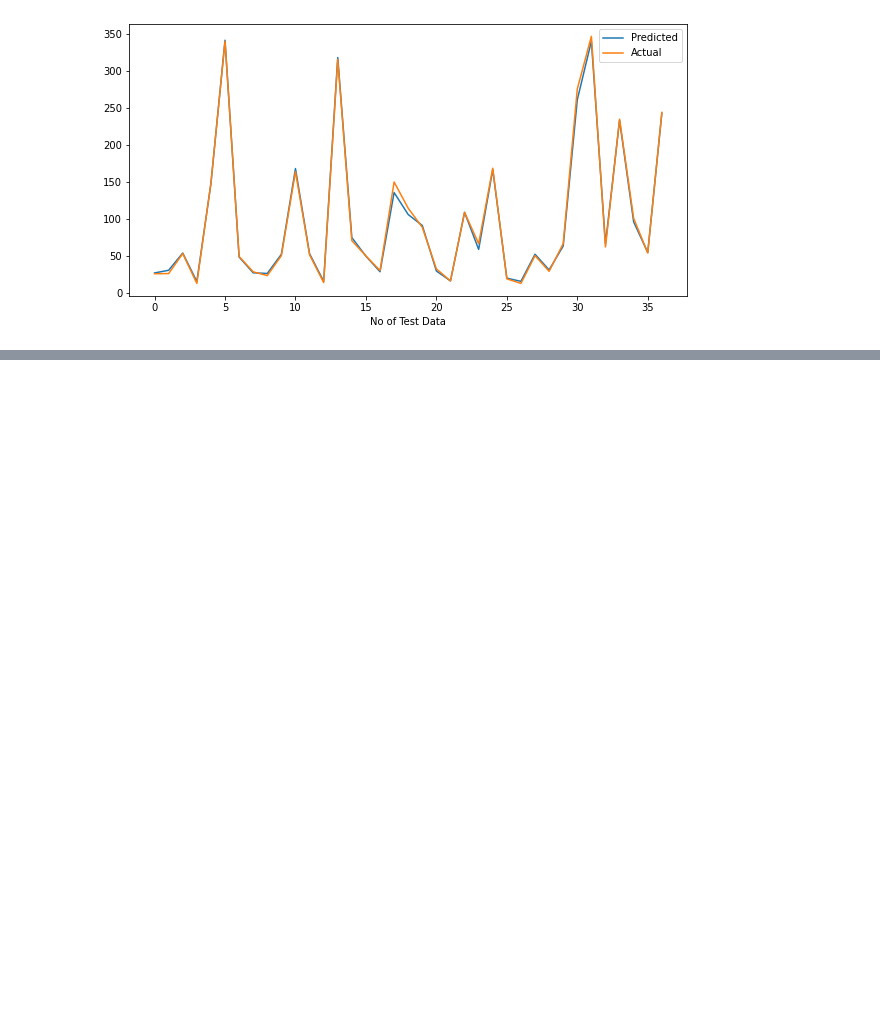
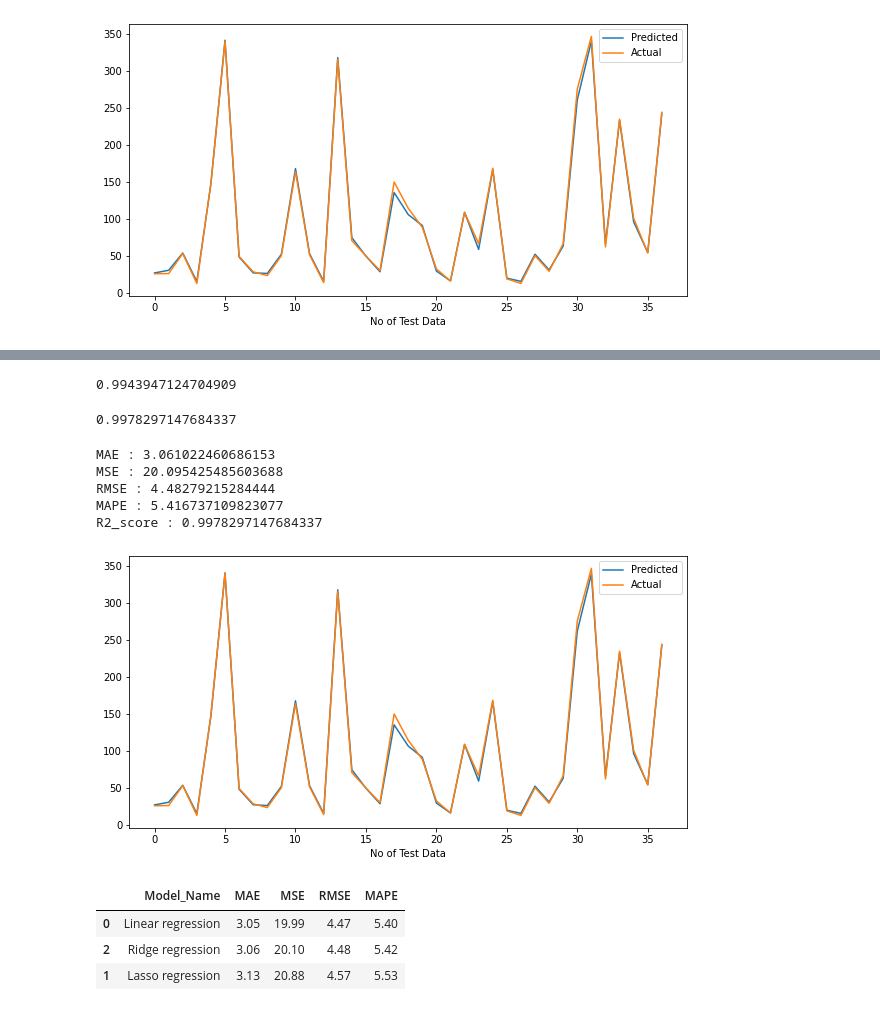
Before and after one commit to Sanjay9294/YES-Bank, a Jupyter notebook: capstone_project_(Yes_Bank).ipynb, the cells around one changed output, grey strips where cells are left out. Saved outputs shown, nothing was run; the diff lists cells and outputs as text; code cells hidden in the pictures; blank space fills up the shorter version.

```diff
--- a/capstone_project_(Yes_Bank).ipynb
+++ b/capstone_project_(Yes_Bank).ipynb
@@ -493,0 +492,4 @@ plt.show()
+# %%
+#fitting data
+ridge  = Ridge(alpha=0.1)
+ridge.fit(x_train,y_train)
@@ -493,0 +503,6 @@ plt.show()
+# %%
+# Cross validation
+ridge = Ridge()
+parameters = {'alpha': [1e-15,1e-10,1e-8,1e-5,1e-4,1e-3,1e-2,1,5,10,20,30,40,45,50,55,60,100]}
+ridge_regressor = GridSearchCV(ridge, parameters, scoring='neg_mean_squared_error', cv=3)
+ridge_regressor.fit(x_train,y_train)
@@ -493,0 +527,34 @@ plt.show()
+# %%
+#Prediction
+y_pred = ridge_regressor.predict(x_test)
+# %%
+R2_score_Train = r2_score(y_train, y_pred_train)
+R2_score_Train
+# %% [output]
+0.9943947124704909
+# %%
+R2_score_Test = r2_score(y_test, y_pred)
+R2_score_Test
+# %% [output]
+0.9978297147684337
+# %%
+
+#evaluation metrics
+MAE=mean_absolute_error((y_test), (y_pred))
+print("MAE :" ,MAE)
+
+MSE  = mean_squared_error((y_test), (y_pred))
+print("MSE :" , MSE)
+
+RMSE = np.sqrt(MSE)
+print("RMSE :" ,RMSE)
+
+MAPE=mape(y_test, y_pred)
+print("MAPE :" ,MAPE)
+print("R2_score :",R2_score_Test)
+# %% [output]
+MAE : 3.061022460686153
+MSE : 20.095425485603688
+RMSE : 4.48279215284444
+MAPE : 5.416737109823077
+R2_score : 0.9978297147684337
@@ -493,0 +571,10 @@ plt.show()
+# %%
+#actual-predicted values plot
+plt.figure(figsize=(10,5))
+plt.plot(y_pred)
+plt.plot(np.array(y_test))
+plt.legend(["Predicted","Actual"])
+plt.xlabel('No of Test Data')
+plt.show()
+# %% [output]
+[figure, added]
@@ -493,0 +584,7 @@ plt.show()
+# %%
+prediction_metrics
+# %% [output]
+|  | Model_Name | MAE | MSE | RMSE | MAPE |
+| 0 | Linear regression | 3.05 | 19.99 | 4.47 | 5.40 |
+| 2 | Ridge regression | 3.06 | 20.10 | 4.48 | 5.42 |
+| 1 | Lasso regression | 3.13 | 20.88 | 4.57 | 5.53 |
```
Also changed, not shown: parts of 14 cells of this notebook.
